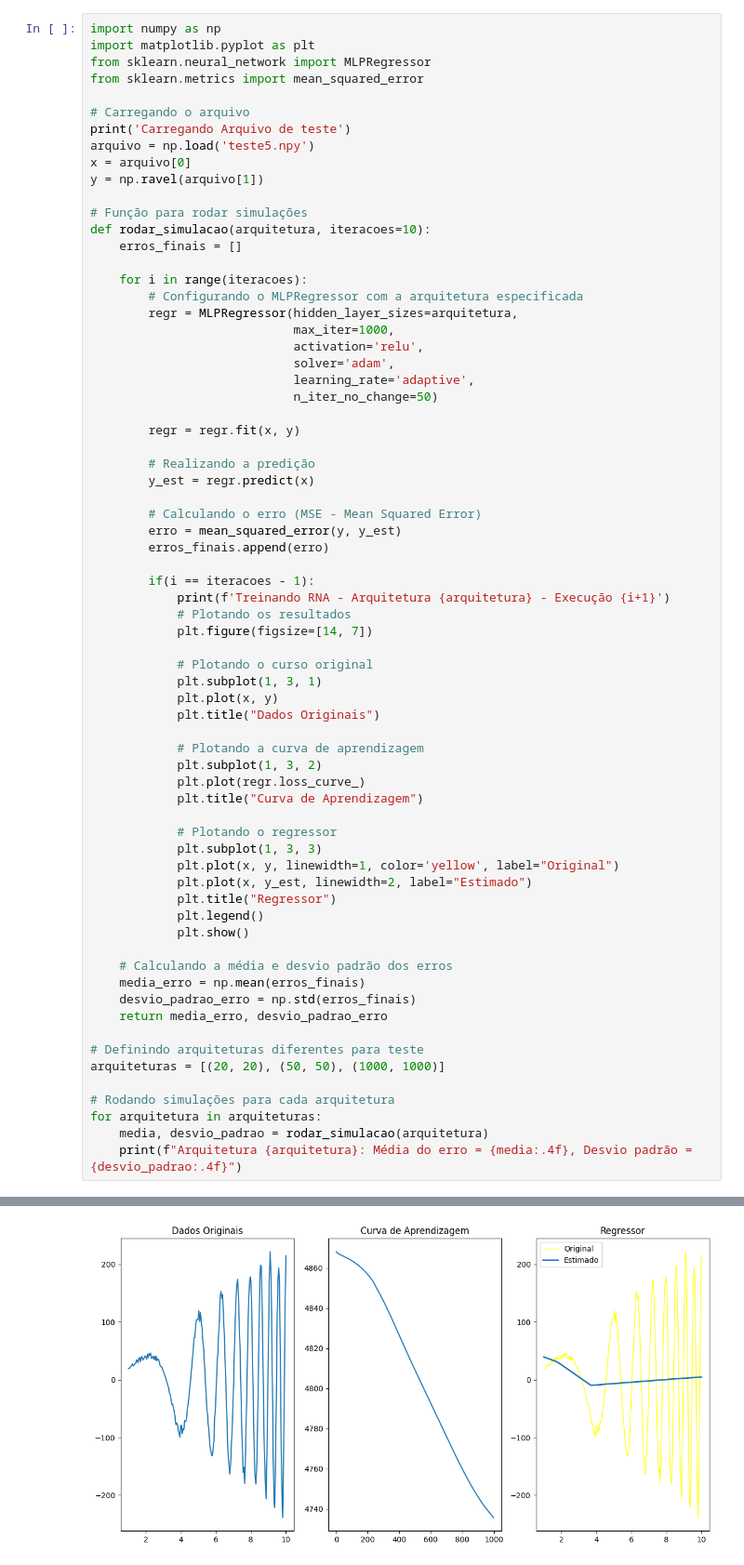
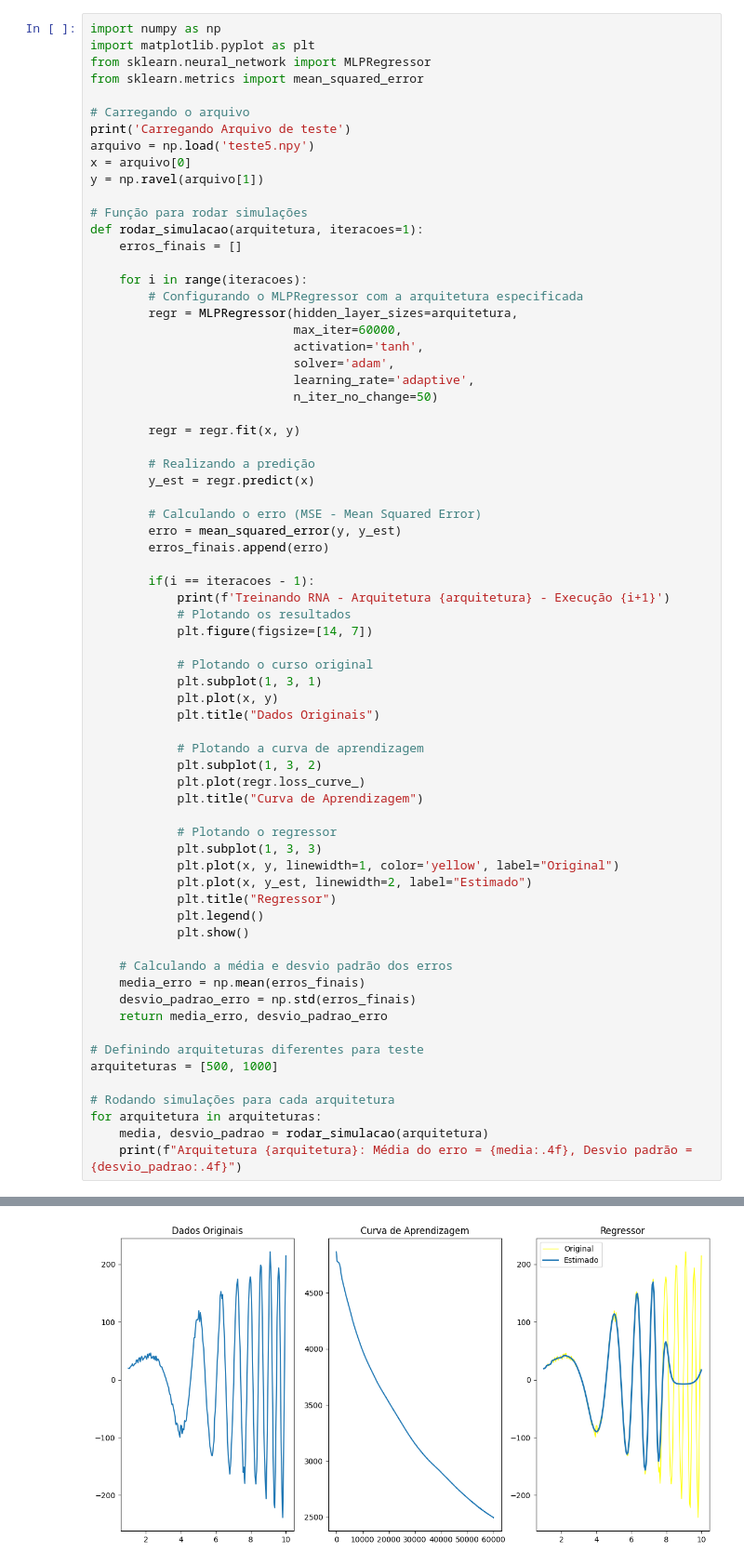
Before and after one commit to rodoraciotto/Lab5-RNA, a Jupyter notebook: teste.ipynb, the cells around one changed output, grey strips where cells are left out. Shown at 93% size. Drawn from its saved outputs; the diff is of its cells as text.

```diff
--- a/teste.ipynb
+++ b/teste.ipynb
@@ -11,14 +11,14 @@ x = arquivo[0]
 y = np.ravel(arquivo[1])
 
 # Função para rodar simulações
-def rodar_simulacao(arquitetura, iteracoes=10):
+def rodar_simulacao(arquitetura, iteracoes=1):
     erros_finais = []
 
     for i in range(iteracoes):
         # Configurando o MLPRegressor com a arquitetura especificada
         regr = MLPRegressor(hidden_layer_sizes=arquitetura,
-                            max_iter=1000,
-                            activation='relu',
+                            max_iter=60000,
+                            activation='tanh',
                             solver='adam',
                             learning_rate='adaptive',
                             n_iter_no_change=50)
@@ -61,7 +61,7 @@ def rodar_simulacao(arquitetura, iteracoes=10):
     return media_erro, desvio_padrao_erro
 
 # Definindo arquiteturas diferentes para teste
-arquiteturas = [(20, 20), (50, 50), (1000, 1000)]
+arquiteturas = [500, 1000]
 
 # Rodando simulações para cada arquitetura
 for arquitetura in arquiteturas:
@@ -73 +73 @@ Treinando RNA - Arquitetura (10, 10) - Execução 10
-[figure, old version]
+[figure, new version]
```
Also changed, not shown: parts of 1 cell of this notebook, 1 other file.
